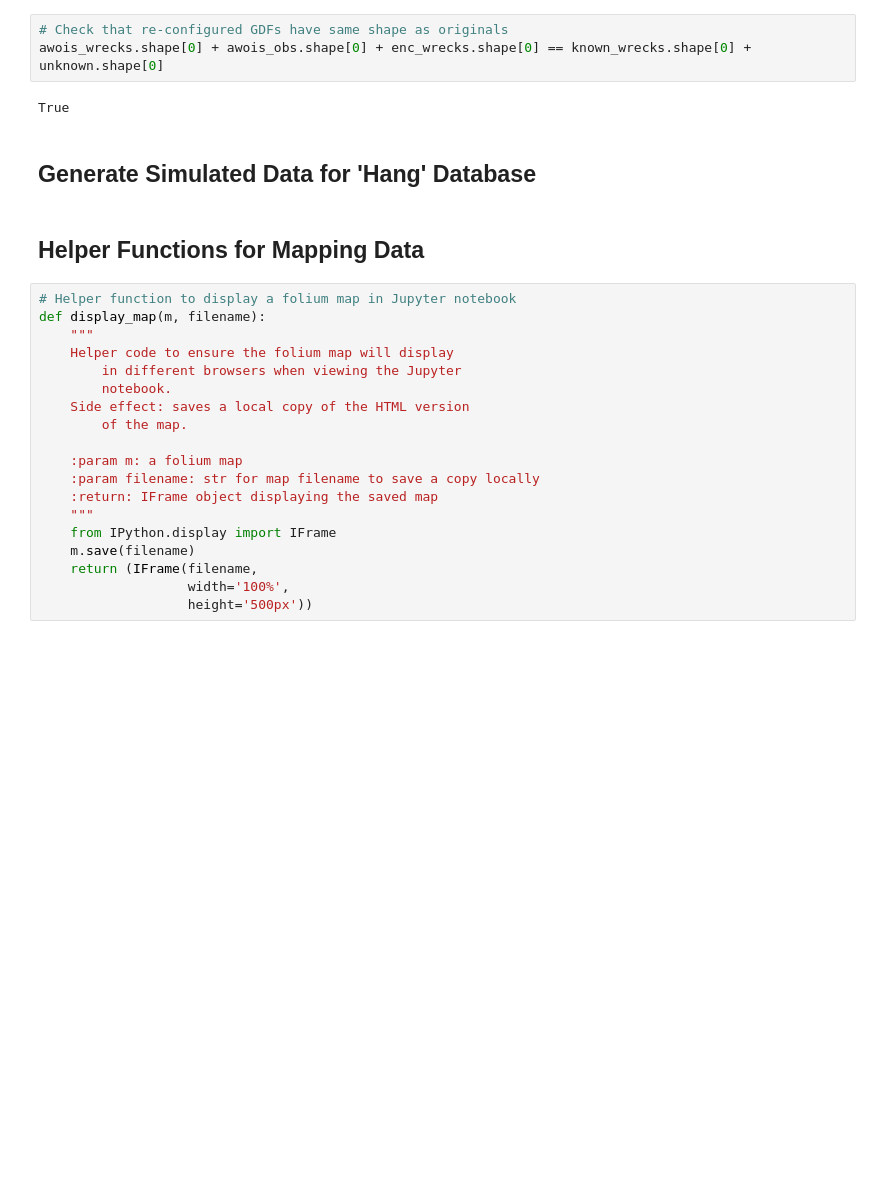
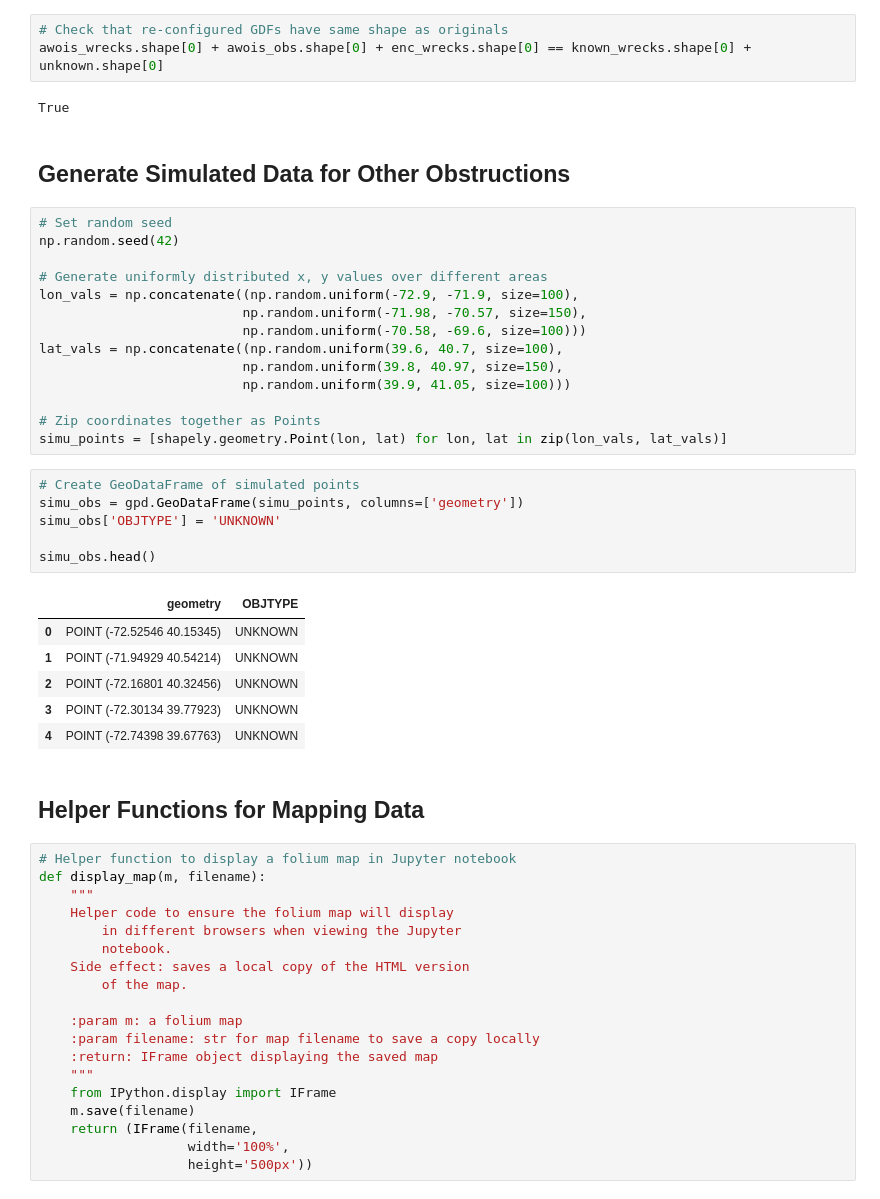
Before and after one commit to Data-Science-for-Conservation/Ocean_GIS_for_Python, a Jupyter notebook: GIS_Analysis.ipynb, the cells around one changed output. Drawn from its saved outputs; the diff is of its cells as text; blank space fills up the shorter version.

Commit message:
feat: add simulated data

```diff
--- a/GIS_Analysis.ipynb
+++ b/GIS_Analysis.ipynb
@@ -477,7 +477,34 @@ awois_wrecks.shape[0] + awois_obs.shape[0] + enc_wrecks.shape[0] == known_wrecks
 # %% [output]
 True
 # %% [markdown]
-## Generate Simulated Data for 'Hang' Database
+## Generate Simulated Data for Other Obstructions
+# %%
+# Set random seed
+np.random.seed(42)
+
+# Generate uniformly distributed x, y values over different areas
+lon_vals = np.concatenate((np.random.uniform(-72.9, -71.9, size=100),
+                          np.random.uniform(-71.98, -70.57, size=150),
+                          np.random.uniform(-70.58, -69.6, size=100)))
+lat_vals = np.concatenate((np.random.uniform(39.6, 40.7, size=100),
+                          np.random.uniform(39.8, 40.97, size=150),
+                          np.random.uniform(39.9, 41.05, size=100)))
+
+# Zip coordinates together as Points
+simu_points = [shapely.geometry.Point(lon, lat) for lon, lat in zip(lon_vals, lat_vals)]
+# %%
+# Create GeoDataFrame of simulated points
+simu_obs = gpd.GeoDataFrame(simu_points, columns=['geometry'])
+simu_obs['OBJTYPE'] = 'UNKNOWN'
+
+simu_obs.head()
+# %% [output]
+|  | geometry | OBJTYPE |
+| 0 | POINT (-72.52546 40.15345) | UNKNOWN |
+| 1 | POINT (-71.94929 40.54214) | UNKNOWN |
+| 2 | POINT (-72.16801 40.32456) | UNKNOWN |
+| 3 | POINT (-72.30134 39.77923) | UNKNOWN |
+| 4 | POINT (-72.74398 39.67763) | UNKNOWN |
 # %% [markdown]
 ## Helper Functions for Mapping Data
 # %%
```
Also changed, not shown: parts of 3 cells of this notebook, 1 other file.
